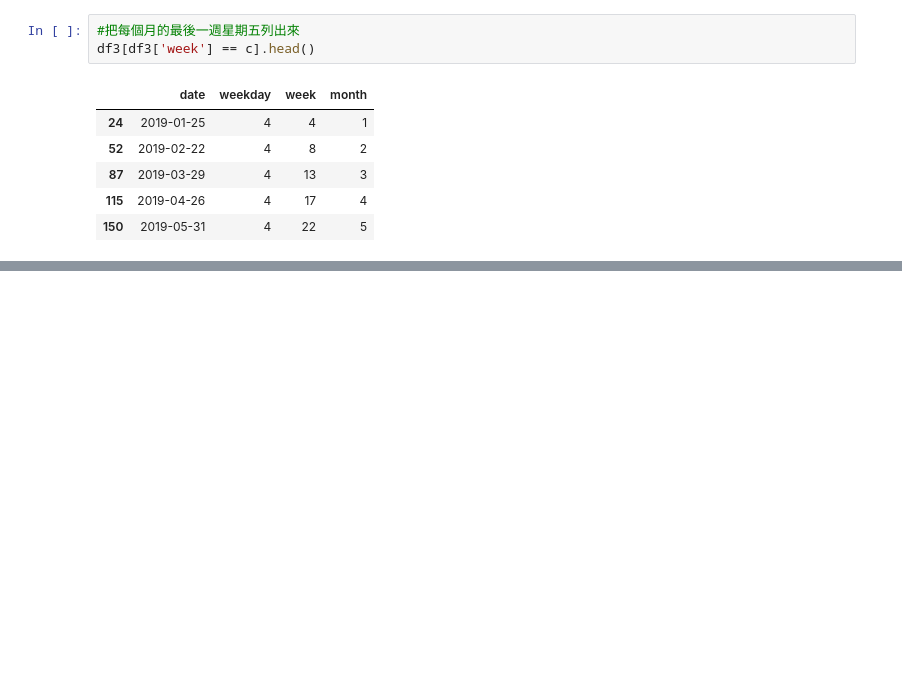
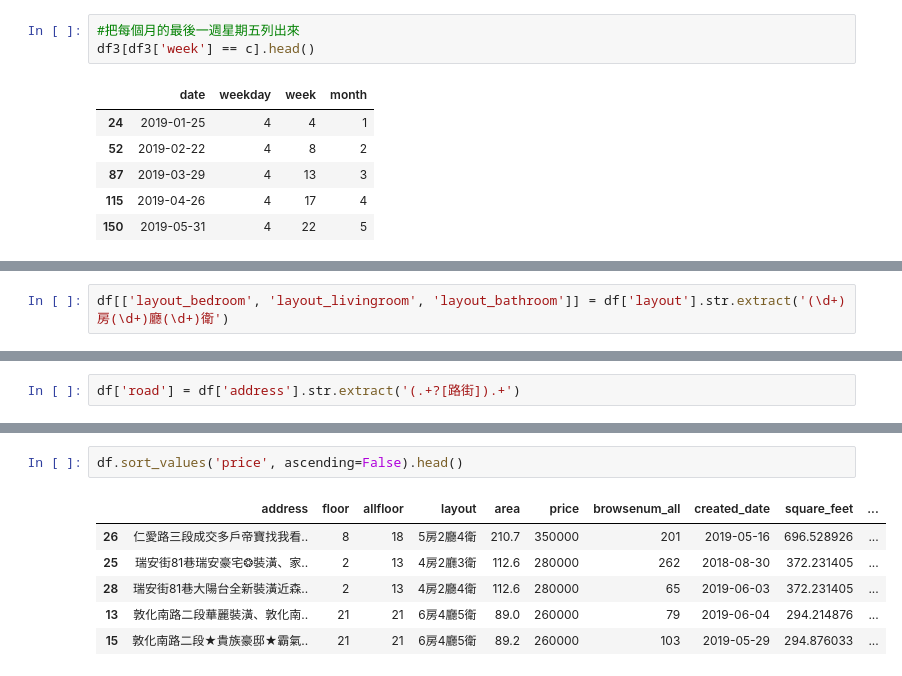
Before and after one commit to greenrmp/cathaylifepy, a Jupyter notebook: Demo20190709.ipynb, the cells around one changed output, grey strips where cells are left out. Drawn from its saved outputs; the diff is of its cells as text; blank space fills up the shorter version.

```diff
--- a/Demo20190709.ipynb
+++ b/Demo20190709.ipynb
@@ -320,0 +465,2 @@ df3[df3['week'] == c].head()
+# %%
+df[['layout_bedroom', 'layout_livingroom', 'layout_bathroom']] = df['layout'].str.extract('(\d+)房(\d+)廳(\d+)衛')
@@ -320,0 +476,2 @@ df3[df3['week'] == c].head()
+# %%
+df['road'] = df['address'].str.extract('(.+?[路街]).+')
@@ -320,0 +564,9 @@ df3[df3['week'] == c].head()
+# %%
+df.sort_values('price', ascending=False).head()
+# %% [output]
+|  | address | floor | allfloor | layout | area | price | browsenum_all | created_date | square_feet | ... |
+| 26 | 仁愛路三段成交多戶帝寶找我看.. | 8 | 18 | 5房2廳4衛 | 210.7 | 350000 | 201 | 2019-05-16 | 696.528926 | ... |
+| 25 | 瑞安街81巷瑞安豪宅❂裝潢、家.. | 2 | 13 | 4房2廳3衛 | 112.6 | 280000 | 262 | 2018-08-30 | 372.231405 | ... |
+| 28 | 瑞安街81巷大陽台全新裝潢近森.. | 2 | 13 | 4房2廳4衛 | 112.6 | 280000 | 65 | 2019-06-03 | 372.231405 | ... |
+| 13 | 敦化南路二段華麗裝潢、敦化南.. | 21 | 21 | 6房4廳5衛 | 89.0 | 260000 | 79 | 2019-06-04 | 294.214876 | ... |
+| 15 | 敦化南路二段★貴族豪邸★霸氣.. | 21 | 21 | 6房4廳5衛 | 89.2 | 260000 | 103 | 2019-05-29 | 294.876033 | ... |
```
Also changed, not shown: parts of 90 cells of this notebook.
